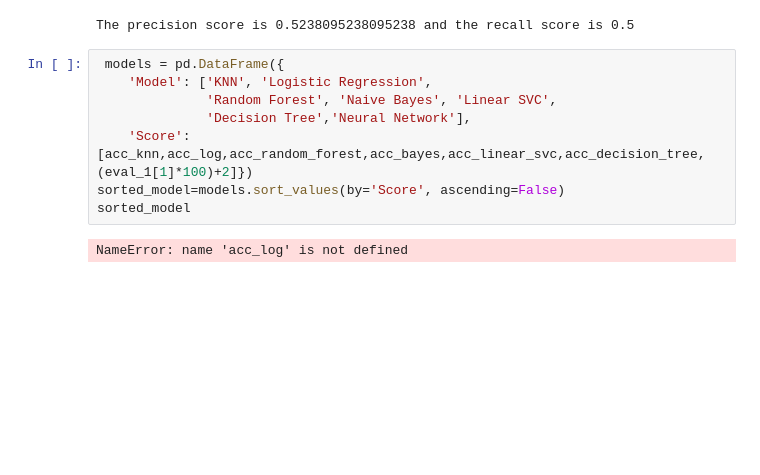
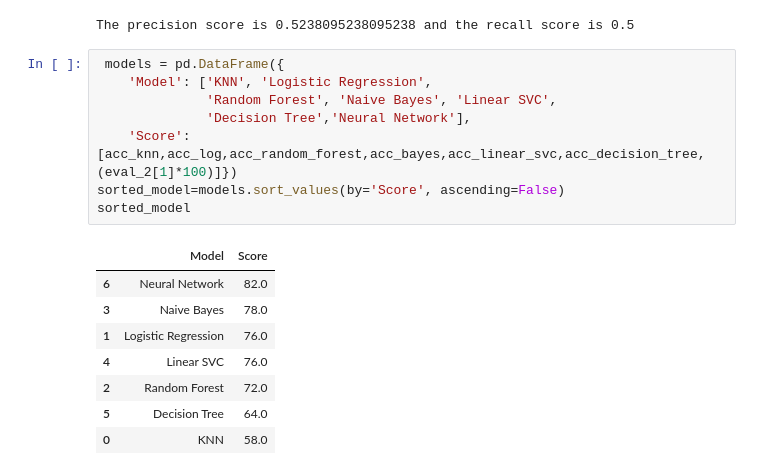
Before and after one commit to ahsanGoheer/DataMining_Titanic, a Jupyter notebook: Comparison Of Different Models.ipynb, the cells around one changed output. Saved outputs shown, nothing was run; the diff lists cells and outputs as text; blank space fills up the shorter version.

```diff
--- a/Comparison Of Different Models.ipynb
+++ b/Comparison Of Different Models.ipynb
@@ -435,10 +442,17 @@ The precision score is 0.5238095238095238 and the recall score is 0.5
 # %%
  models = pd.DataFrame({
     'Model': ['KNN', 'Logistic Regression',
               'Random Forest', 'Naive Bayes', 'Linear SVC',
               'Decision Tree','Neural Network'],
-    'Score': [acc_knn,acc_log,acc_random_forest,acc_bayes,acc_linear_svc,acc_decision_tree,(eval_1[1]*100)+2]})
+    'Score': [acc_knn,acc_log,acc_random_forest,acc_bayes,acc_linear_svc,acc_decision_tree,(eval_2[1]*100)]})
 sorted_model=models.sort_values(by='Score', ascending=False)
 sorted_model
 # %% [output]
-NameError: name 'acc_log' is not defined
+|  | Model | Score |
+| 6 | Neural Network | 82.0 |
+| 3 | Naive Bayes | 78.0 |
+| 1 | Logistic Regression | 76.0 |
+| 4 | Linear SVC | 76.0 |
+| 2 | Random Forest | 72.0 |
+| 5 | Decision Tree | 64.0 |
+| 0 | KNN | 58.0 |
```
Also changed, not shown: parts of 27 cells of this notebook.
